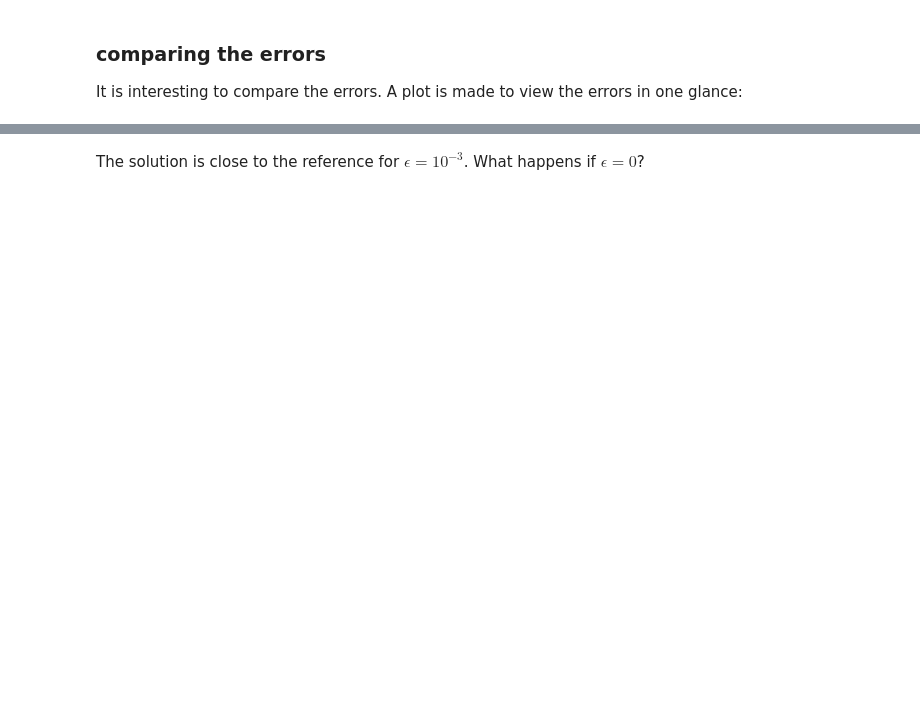
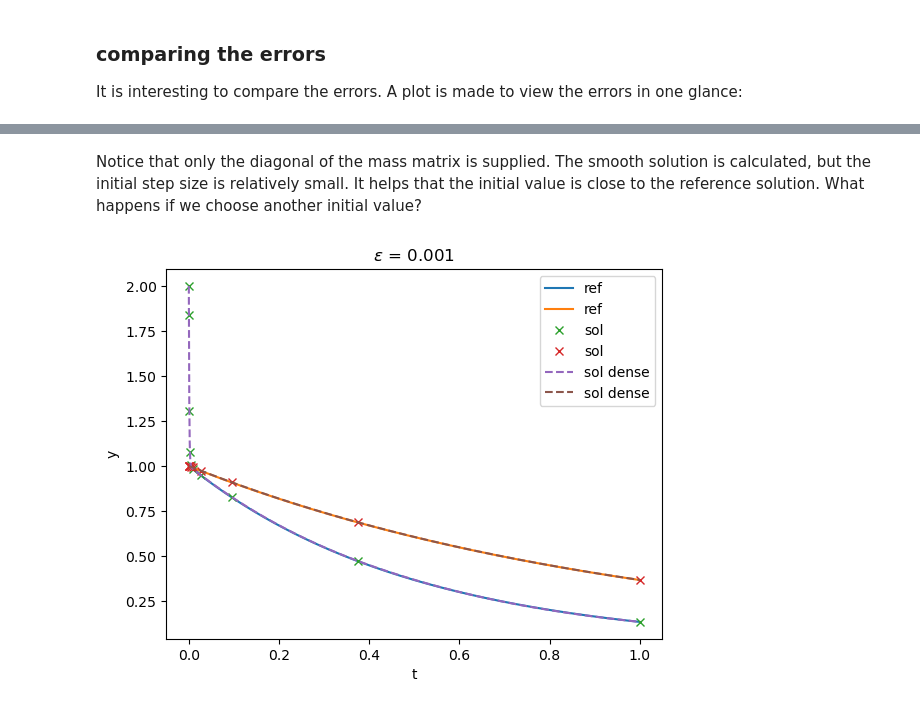
Before and after one commit to WRKampi/extensisq, a Jupyter notebook: docs/Demo_ESDIRK.ipynb, the cells around one changed output, grey strips where cells are left out. Saved outputs shown, nothing was run; the diff lists cells and outputs as text; code cells hidden in the pictures; blank space fills up the shorter version.

```diff
--- a/docs/Demo_ESDIRK.ipynb
+++ b/docs/Demo_ESDIRK.ipynb
@@ -172,2 +176,21 @@ The solver successfully reached the end of the integration interval.
-# %% [markdown]
-The solution is close to the reference for $\epsilon = 10^{-3}$. What happens if $\epsilon = 0$?
+# %% [markdown]
+Notice that only the diagonal of the mass matrix is supplied. The smooth solution is calculated, but the initial step size is relatively small. It helps that the initial value is close to the reference solution. What happens if we choose another initial value?
+# %%
+y02a = [2., 1.]
+
+sol2a = solve_ivp(fun2, t_span2, y02a, jac=jac2, args=(eps,), method=KC3I,
+                  M=M, dense_output=True)
+
+t = np.linspace(*t_span2, 2000)
+plt.figure()
+plt.plot(t, ref2(t).T, label='ref')
+plt.plot(sol2a.t, sol2a.y.T, 'x', label='sol')
+plt.plot(t, sol2a.sol(t).T, '--', label='sol dense')
+plt.legend()
+plt.title(f'$\epsilon$ = {eps}')
+plt.xlabel('t')
+plt.ylabel('y')
+# plt.xlim(0, 0.05)
+plt.show()
+# %% [output]
+[figure, added]
```
Also changed, not shown: parts of 17 cells of this notebook, 10 other files.
